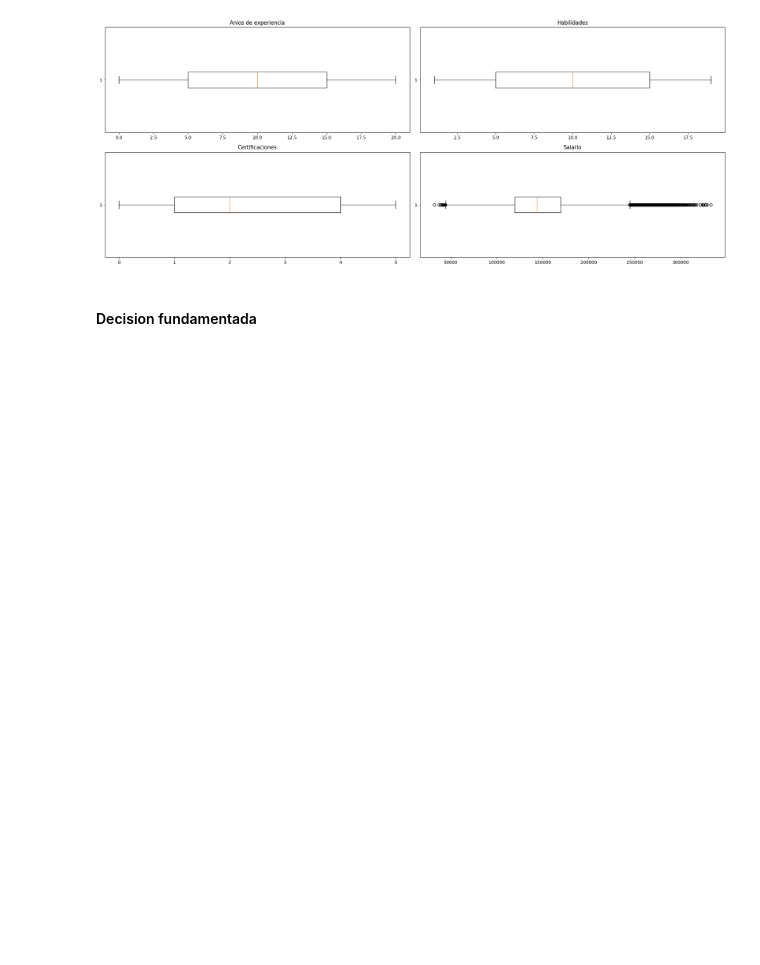
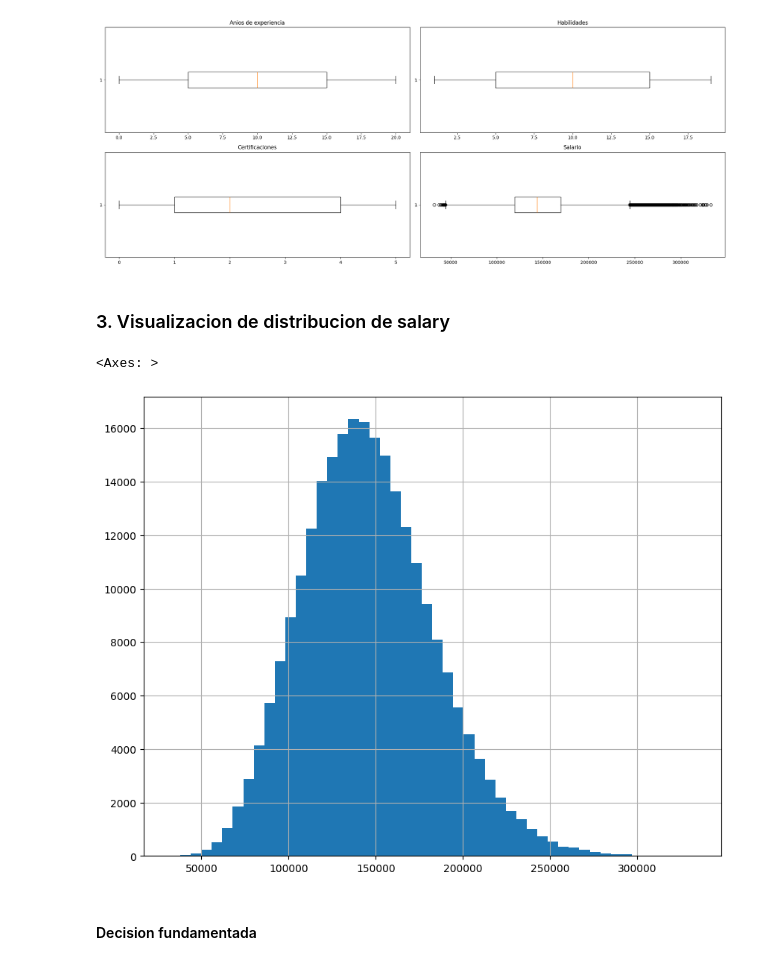
Before and after one commit to Micklevar/SalaryLens-Predictor-de-Retorno-Laboral-con-Machine-Learning, a Jupyter notebook: SalaryLens-Predictor-de-Retorno-Laboral-con-Machine-Learning/notebooks/2.0--data_quality.ipynb, the cells around one changed output. Cells and saved outputs as stored; diff of their text form; code cells hidden in the pictures; blank space fills up the shorter version.

```diff
--- a/SalaryLens-Predictor-de-Retorno-Laboral-con-Machine-Learning/notebooks/2.0--data_quality.ipynb
+++ b/SalaryLens-Predictor-de-Retorno-Laboral-con-Machine-Learning/notebooks/2.0--data_quality.ipynb
@@ -134,6 +125,13 @@ plt.tight_layout() # Evita que se solapen los títulos
 plt.show()
 # %% [output]
 [figure]
+# %% [markdown]
+### 3. Visualizacion de distribucion de salary
+# %%
+df["salary"].hist(bins=50, figsize=[10,8])
+# %% [output]
+<Axes: >
+[figure, added]
 # %% [markdown]
 #### Decision fundamentada
 # %% [markdown]
```
Also changed, not shown: parts of 17 cells of this notebook, 4 other files.
